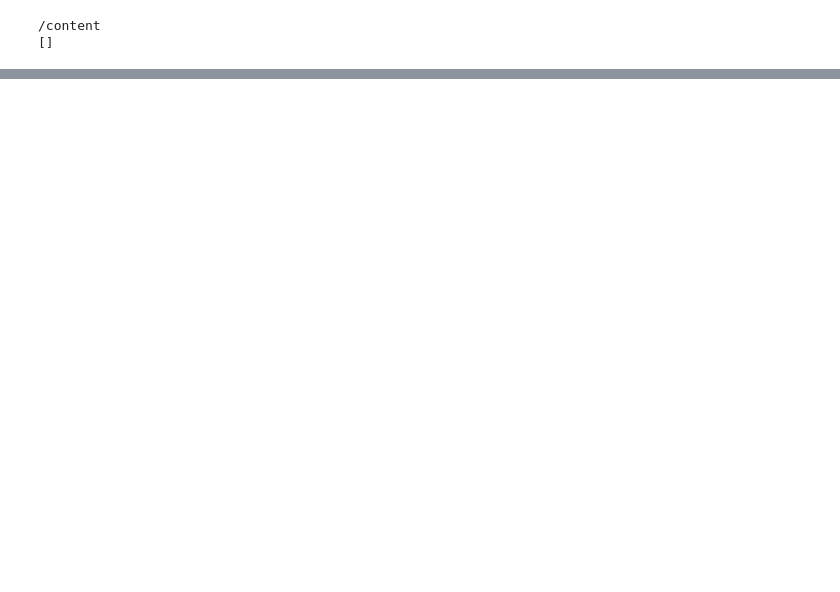
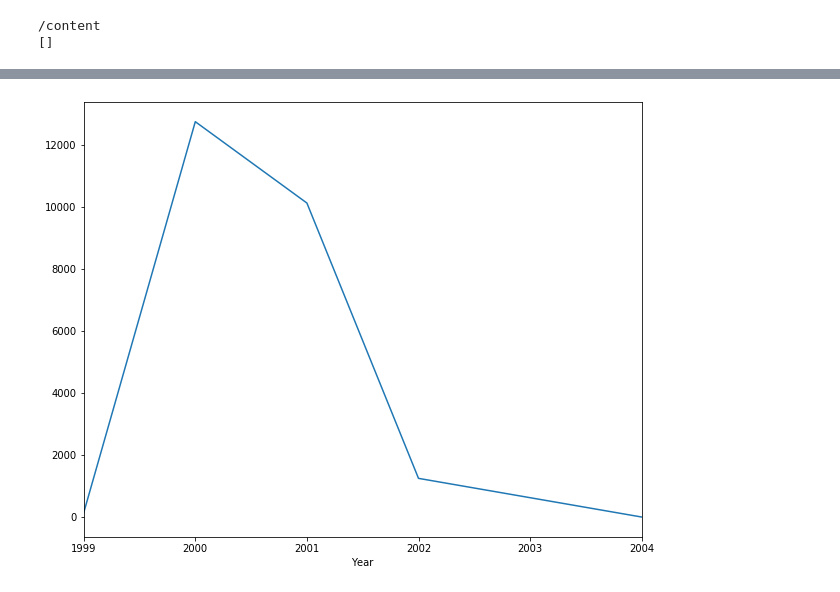
Before and after one commit to Aditya-11/Eron-Email-Analysis, a Jupyter notebook: python_project.ipynb, the cells around one changed output, grey strips where cells are left out. Cells and saved outputs as stored; diff of their text form; code cells hidden in the pictures; blank space fills up the shorter version.

```diff
--- a/python_project.ipynb
+++ b/python_project.ipynb
@@ -68,0 +161,13 @@ print(df3)
+# %%
+# Year
+
+
+import matplotlib.pyplot as plt
+
+indices = (df1['Year'] > 1995) & (df1['Year']<= 2004)
+
+plt.figure(figsize = (10,8))
+
+figure1 = df1.loc[indices].groupby('Year')['Sender'].count().plot()
+# %% [output]
+[figure, added]
```
Also changed, not shown: parts of 5 cells of this notebook.
